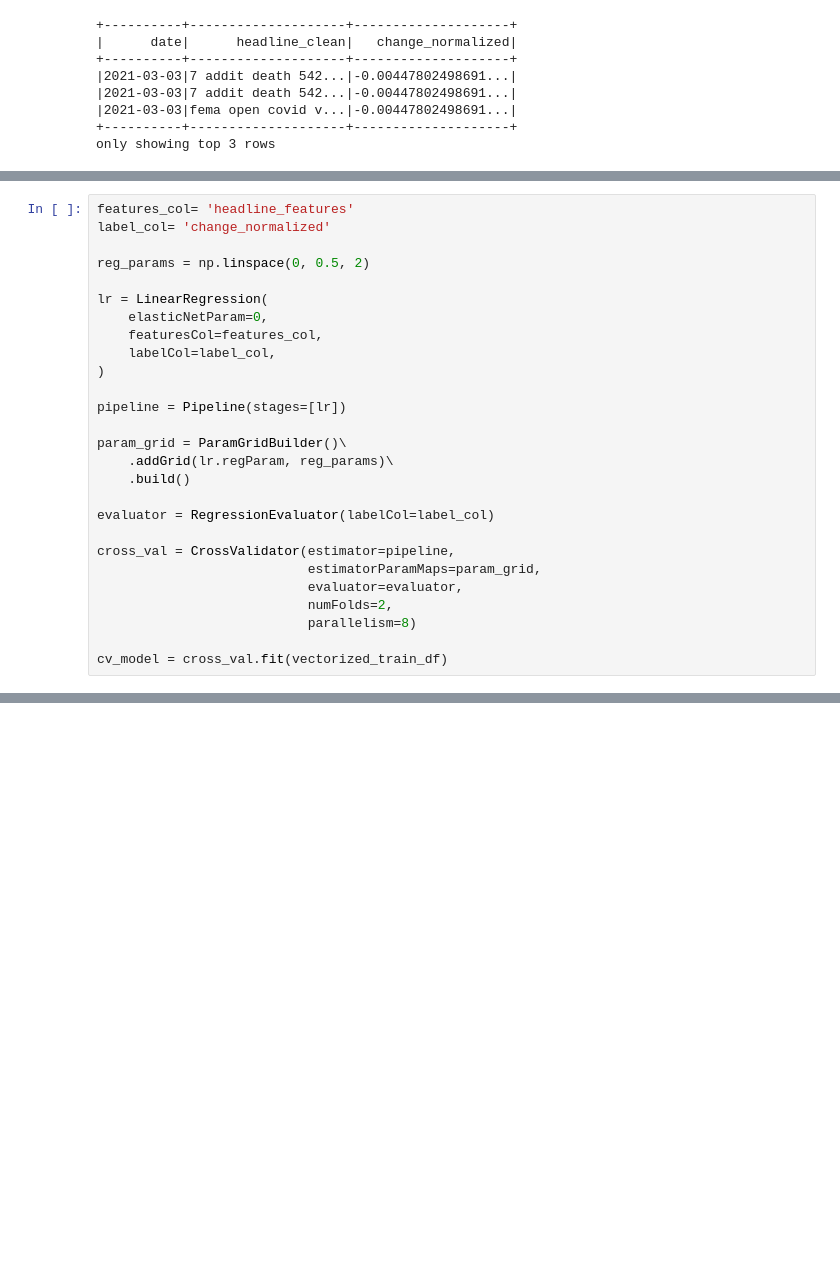
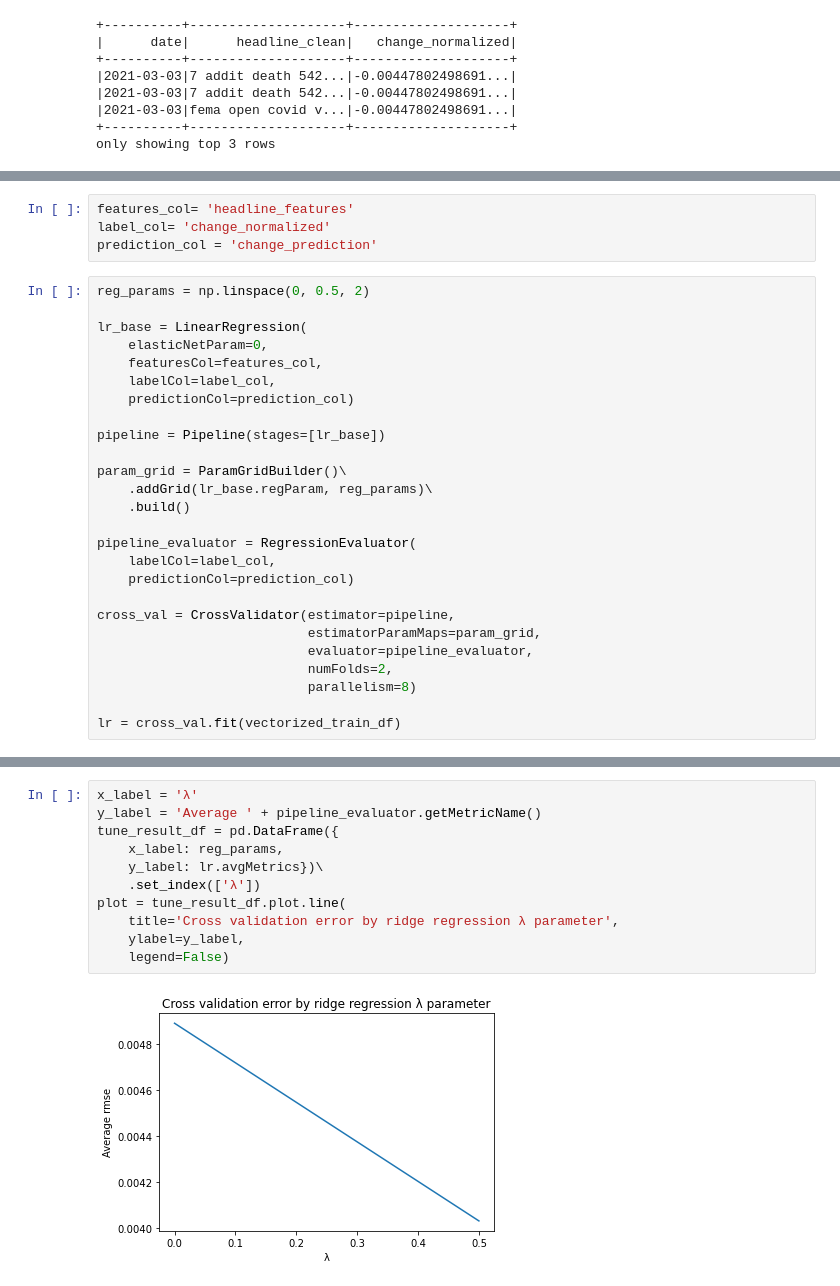
Before and after one commit to TopazJ/SENG550-Project, a Jupyter notebook: notebook.ipynb, the cells around one changed output, grey strips where cells are left out. Drawn from its saved outputs; the diff is of its cells as text; blank space fills up the shorter version.

Commit message:
Add evaluation metrics

```diff
--- a/notebook.ipynb
+++ b/notebook.ipynb
@@ -225,31 +235,34 @@ vectorized_test_df.show(3)
 |2021-03-03|-0.00447802498691...|(5599,[0,4,44,739...|
 +----------+--------------------+--------------------+
 only showing top 3 rows
+# %%
+features_col= 'headline_features'
+label_col= 'change_normalized'
+prediction_col = 'change_prediction'
 # %%
-features_col= 'headline_features'
-label_col= 'change_normalized'
-
 reg_params = np.linspace(0, 0.5, 2)
 
-lr = LinearRegression(
+lr_base = LinearRegression(
     elasticNetParam=0,
     featuresCol=features_col,
     labelCol=label_col,
-)
+    predictionCol=prediction_col)
 
-pipeline = Pipeline(stages=[lr])
+pipeline = Pipeline(stages=[lr_base])
 
 param_grid = ParamGridBuilder()\
-    .addGrid(lr.regParam, reg_params)\
+    .addGrid(lr_base.regParam, reg_params)\
     .build()
 
-evaluator = RegressionEvaluator(labelCol=label_col)
+pipeline_evaluator = RegressionEvaluator(
+    labelCol=label_col,
+    predictionCol=prediction_col)
 
 cross_val = CrossValidator(estimator=pipeline,
                            estimatorParamMaps=param_grid,
-                           evaluator=evaluator,
+                           evaluator=pipeline_evaluator,
                            numFolds=2,
                            parallelism=8)
 
-cv_model = cross_val.fit(vectorized_train_df)
+lr = cross_val.fit(vectorized_train_df)
 # %% [output]
@@ -259,0 +273,13 @@ cv_model = cross_val.fit(vectorized_train_df)
+# %%
+x_label = 'λ'
+y_label = 'Average ' + pipeline_evaluator.getMetricName()
+tune_result_df = pd.DataFrame({
+    x_label: reg_params,
+    y_label: lr.avgMetrics})\
+    .set_index(['λ'])
+plot = tune_result_df.plot.line(
+    title='Cross validation error by ridge regression λ parameter',
+    ylabel=y_label,
+    legend=False)
+# %% [output]
+[figure, added]
```
Also changed, not shown: parts of 19 cells of this notebook.
